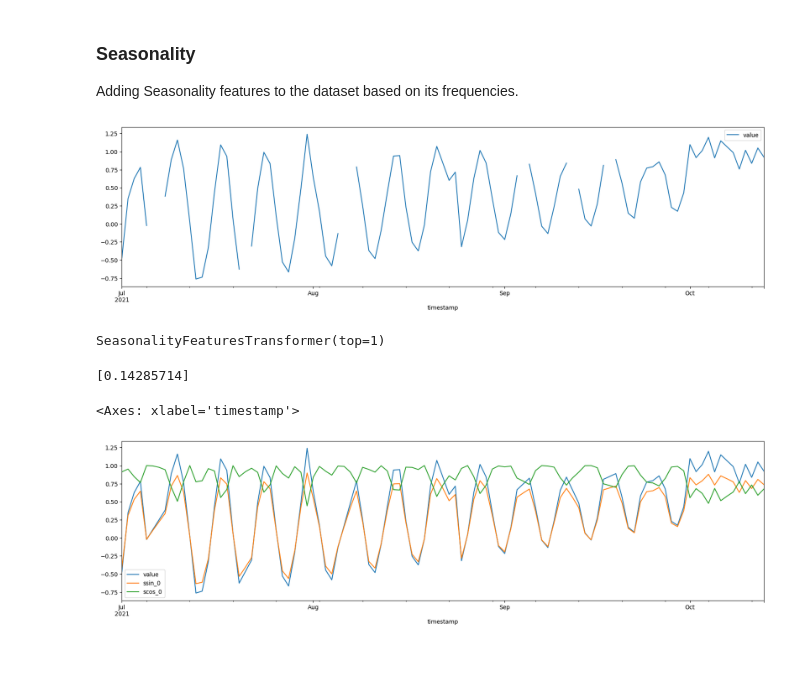
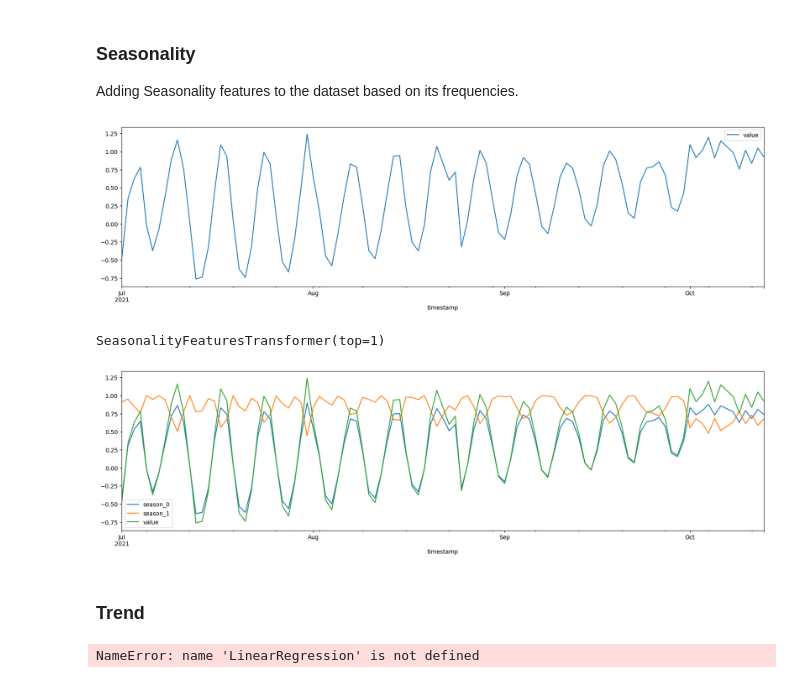
Before and after one commit to MMostafa-Hub/time-series-forecaster, a Jupyter notebook: notebooks/preprocessing.ipynb, the cells around one changed output. Saved outputs shown, nothing was run; the diff lists cells and outputs as text; code cells hidden in the pictures.

```diff
--- a/notebooks/preprocessing.ipynb
+++ b/notebooks/preprocessing.ipynb
@@ -187,4 +190,4 @@ class SeasonalityFeaturesTransformer(BaseEstimator, TransformerMixin):
             )
 
         # Add the seasonality features to the dataset
-        return np.concatenate((X_copy, seasonality_features), axis=1)
+        return np.concatenate((seasonality_features, X_copy), axis=1)
@@ -191,7 +196,15 @@ class SeasonalityFeaturesTransformer(BaseEstimator, TransformerMixin):
+# %%
+# Impute the NaN values from the dataset (interpolation) before Seasonality Features
+interpolation_transformer = InterpolationTransformer(method="quadratic")
+sample_dataset_inter_values = interpolation_transformer.fit_transform(sample_dataset)
+
+sample_dataset_inter = pd.DataFrame(
+    data=sample_dataset_inter_values,
+    columns=sample_dataset.columns,
+    index=sample_dataset.index,
+)
 # %%
-sample_dataset = datasets[5].copy()
-
-sample_dataset.plot(figsize=(20, 5))
+sample_dataset_inter.plot(figsize=(20, 5))
 plt.show()
 # %% [output]
-[figure, old version]
+[figure, new version]
@@ -201,22 +211,22 @@ sample_dataset_df = sample_dataset.interpolate("linear")
 # %%
 seasonality_transformer = SeasonalityFeaturesTransformer(top=1)
-seasonality_transformer.fit(sample_dataset_numpy)
+seasonality_transformer.fit(sample_dataset_inter_values)
 # %% [output]
 SeasonalityFeaturesTransformer(top=1)
-# %%
-sample_dataset_seasonality = seasonality_transformer.transform(sample_dataset_numpy)
-print(seasonality_transformer.top_freq)
-# %% [output]
-[0.14285714]
+# %%
+sample_dataset_seasonality_values = seasonality_transformer.transform(
+    sample_dataset_inter_values
+)
 # %%
-pd.DataFrame(
-    data=sample_dataset_seasonality,
-    columns=[*sample_dataset.columns]
-    + [f"ssin_{i}" for i in range(1)]
-    + [f"scos_{i}" for i in range(1)],
-    index=sample_dataset_df.index,
-).plot(figsize=(20, 5))
+sample_dataset_seasonality = pd.DataFrame(
+    data=sample_dataset_seasonality_values,
+    columns=[f"season_{i}" for i in range(1 * 2)] + [*sample_dataset.columns],
+    index=sample_dataset_inter.index,
+)
+
+sample_dataset_seasonality.plot(figsize=(20, 5))
 plt.show()
 # %% [output]
-<Axes: xlabel='timestamp'>
-[figure, old version]
+[figure, new version]
+# %% [markdown]
+### Trend
@@ -222,0 +264,9 @@ plt.show()
+# %%
+trend_transformer = TrendTransformer(window_size=10, degree=3)
+
+trend_transformer.fit(
+    X=sample_dataset_seasonality_values[:, :-1],
+    y=sample_dataset_seasonality_values[:, -1],
+)
+# %% [output]
+NameError: name 'LinearRegression' is not defined
```
Also changed, not shown: parts of 8 cells of this notebook.
